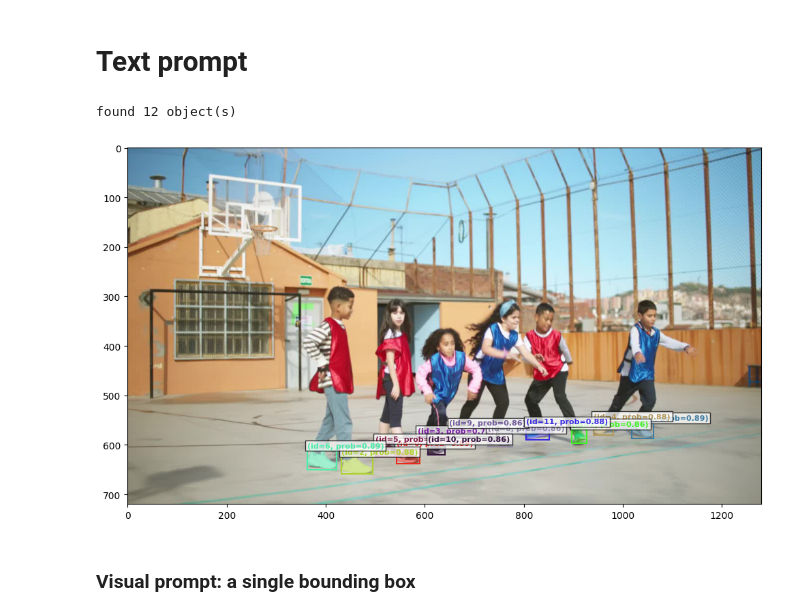
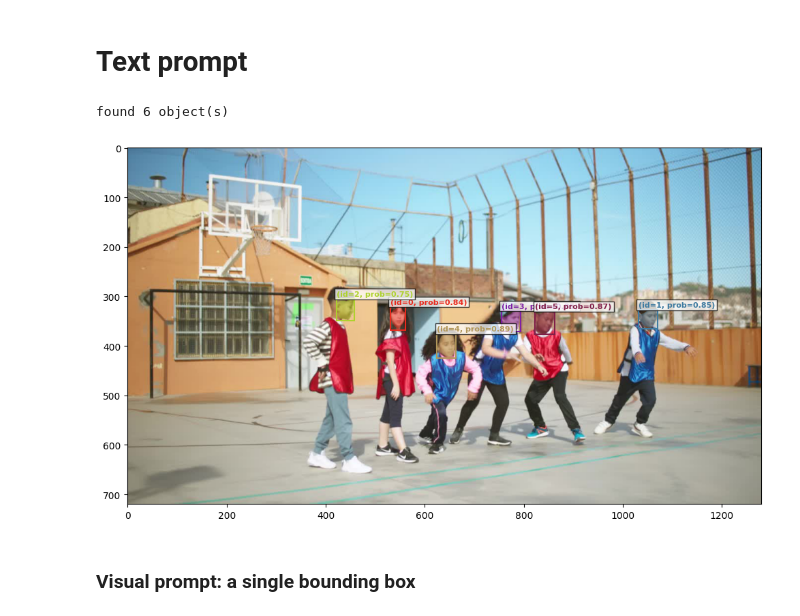
Before and after one commit to Pu-jade/sam3, a Jupyter notebook: sam3_image_predictor_example.ipynb, the cells around one changed output. Saved outputs shown, nothing was run; the diff lists cells and outputs as text; code cells hidden in the pictures.

```diff
--- a/sam3_image_predictor_example.ipynb
+++ b/sam3_image_predictor_example.ipynb
@@ -64,13 +64,13 @@ inference_state = processor.set_image(image)
 # Text prompt
 # %%
 processor.reset_all_prompts(inference_state)
-inference_state = processor.set_text_prompt(state=inference_state, prompt="shoe")
+inference_state = processor.set_text_prompt(state=inference_state, prompt="face")
 
 img0 = Image.open(image_path)
 plot_results(img0, inference_state)
 # %% [output]
-found 12 object(s)
+found 6 object(s)
-[figure, old version]
+[figure, new version]
 # %% [markdown]
 ### Visual prompt: a single bounding box
 # %%
```
